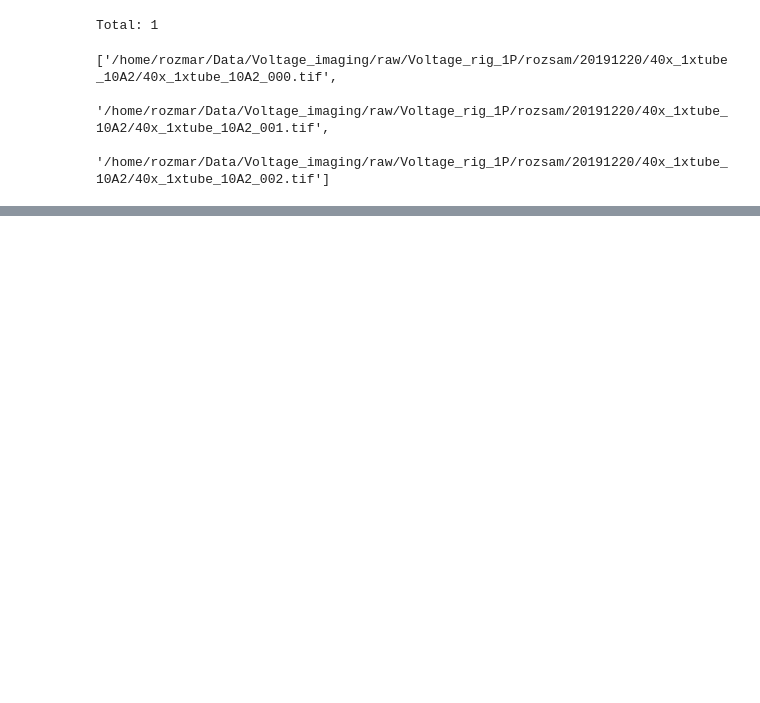
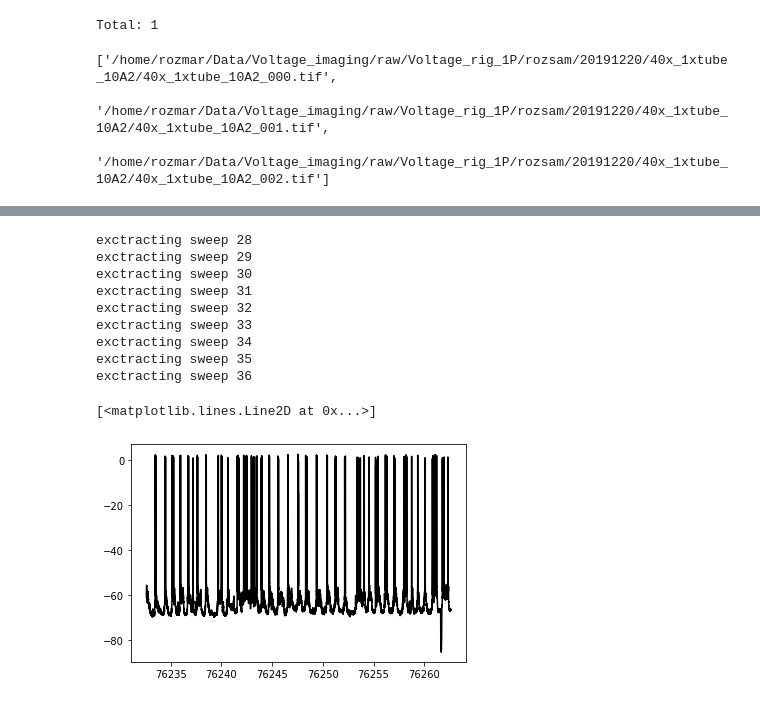
Before and after one commit to rozmar/DataPipeline, a Jupyter notebook: voltageimaging/voltage_imaging_ground_truth_examples.ipynb, the cells around one changed output, grey strips where cells are left out. Drawn from its saved outputs; the diff is of its cells as text; code cells hidden in the pictures; blank space fills up the shorter version.

```diff
--- a/voltageimaging/voltage_imaging_ground_truth_examples.ipynb
+++ b/voltageimaging/voltage_imaging_ground_truth_examples.ipynb
@@ -104,0 +150,30 @@ movie_key = {'subject_id': 456462,'session' : 1, 'movie_number' : 0, 'cell_numbe
+# %%
+# extract the corresponding sweep numbers
+sweep_numbers = (imaging.Movie()*imaging_gt.CellMovieCorrespondance()&movie_key).fetch1('sweep_numbers')
+# the ephys time is stored relative to the recording start of the cell
+cell_recording_start = ((imaging_gt.CellMovieCorrespondance()*ephys_patch.Cell()&movie_key).fetch1('cell_recording_start')).total_seconds()
+# iterate over the sweep numbers to get each sweep
+voltage =list()
+stimulus = list()
+ephys_time = list()
+for sweep_number in sweep_numbers:
+    print('exctracting sweep {}'.format(sweep_number))
+    sweep_key = movie_key.copy()
+    sweep_key['sweep_number'] = sweep_number # add sweep number to the key
+    voltage_now,stimulus_now,sweep_time_now =  voltage_imaging_utils.get_sweep(sweep_key, downsampled_rate = 10000)
+    voltage.append(voltage_now)
+    stimulus.append(stimulus_now)
+    ephys_time.append(sweep_time_now + cell_recording_start)
+plt.plot(ephys_time[0],voltage[0],'-k')
+# %% [output]
+exctracting sweep 28
+exctracting sweep 29
+exctracting sweep 30
+exctracting sweep 31
+exctracting sweep 32
+exctracting sweep 33
+exctracting sweep 34
+exctracting sweep 35
+exctracting sweep 36
+[<matplotlib.lines.Line2D at 0x...>]
+[figure, added]
```
Also changed, not shown: parts of 10 cells of this notebook.
